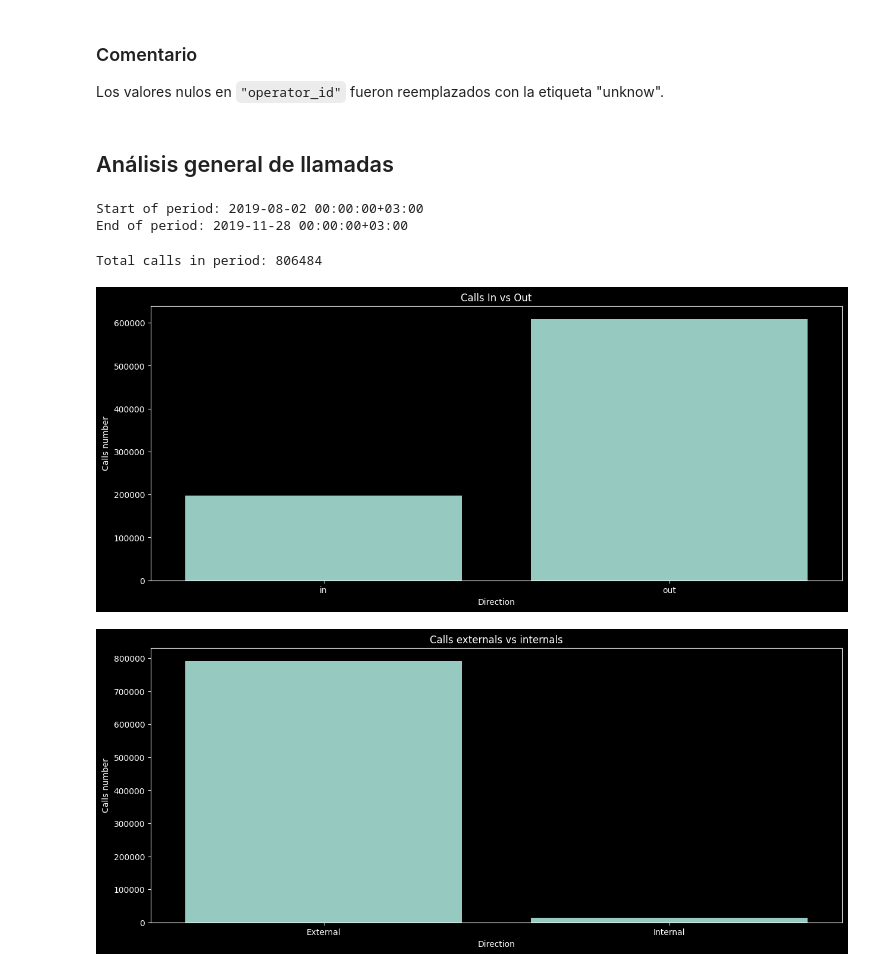
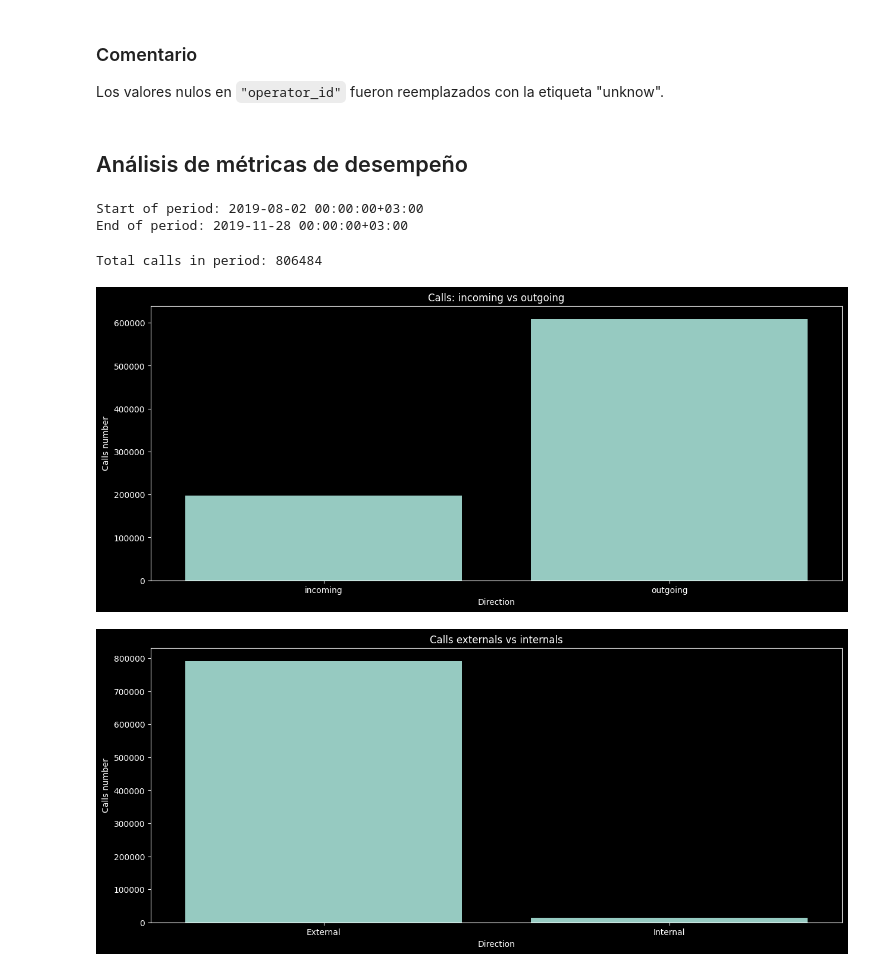
Before and after one commit to XivxnX/analisis_CallMeBaby, a Jupyter notebook: analisis_callmebaby.ipynb, the cells around one changed output. Cells and saved outputs as stored; diff of their text form; code cells hidden in the pictures.

```diff
--- a/analisis_callmebaby.ipynb
+++ b/analisis_callmebaby.ipynb
@@ -135,10 +137,12 @@ calls = calls.sort_values(by='date')
 ### Comentario
 Los valores nulos en ``"operator_id"`` fueron reemplazados con la etiqueta "unknow".
 # %% [markdown]
-## Análisis general de llamadas
+## Análisis de métricas de desempeño
 # %%
 # agregar tiempo de espera de la llamada
 calls['waiting_time'] = calls['total_call_duration'] - calls['call_duration']
+# agregar día
+calls['dt'] = calls['date'].dt.date
 # agregar plan de tarifa a cada cliente
 calls = calls.merge(clients[['user_id', 'tariff_plan']], on='user_id', how='left')
 # %%
@@ -150,19 +154,23 @@ End of period: 2019-11-28 00:00:00+03:00
 # %%
 # número de llamadas entrantes vs salientes
 # agrupar por dirección de la llamada
-direction_calls = calls.groupby('direction')['calls_count'].sum()
-print('Total calls in period:',direction_calls.sum())
+direction_calls = calls.groupby('direction', as_index=False)['calls_count'].sum()
+direction_calls['direction'] = direction_calls['direction'].replace({'in':'incoming', 'out':'outgoing'})
+
+print('Total calls in period:',direction_calls['calls_count'].sum())
 
 # gráfico de barras: llamadas entrantes vs salientes
 plt.figure(figsize=[15,6])
-sns.barplot(direction_calls)
-plt.title('Calls In vs Out')
+sns.barplot(direction_calls,
+            x='direction',
+            y='calls_count')
+plt.title('Calls: incoming vs outgoing')
 plt.ylabel('Calls number')
 plt.xlabel('Direction')
 plt.show()
 # %% [output]
 Total calls in period: 806484
-[figure, old version]
+[figure, new version]
 # %%
 # número de llamadas externas vs internas
 # agrupar por dirección de la llamada
```
Also changed, not shown: parts of 16 cells of this notebook.
